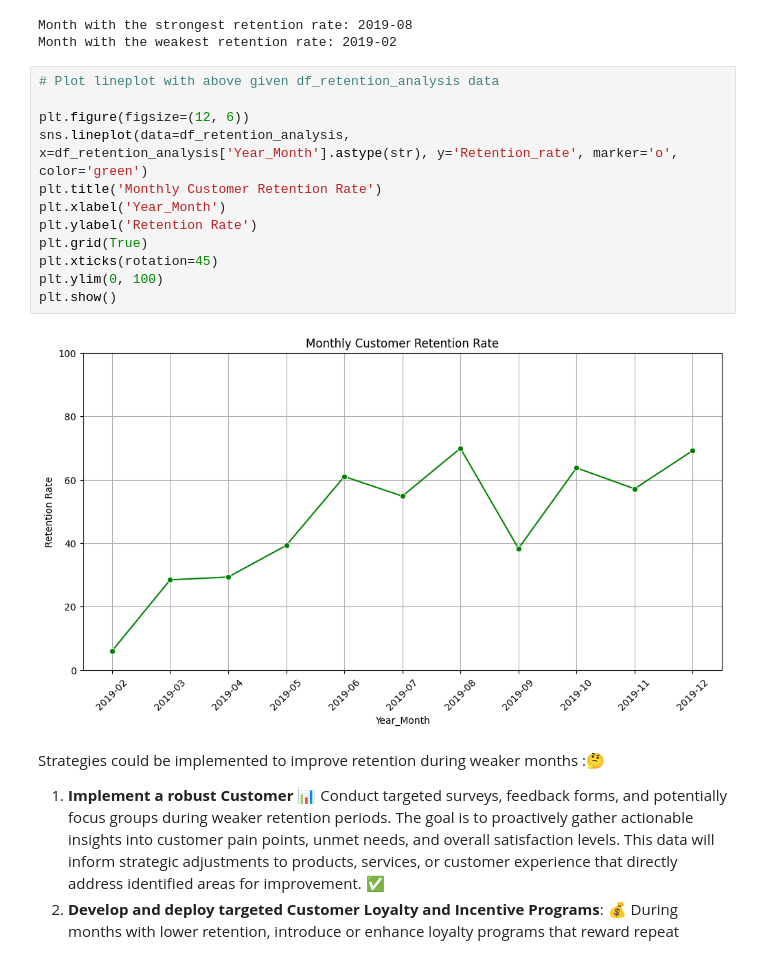
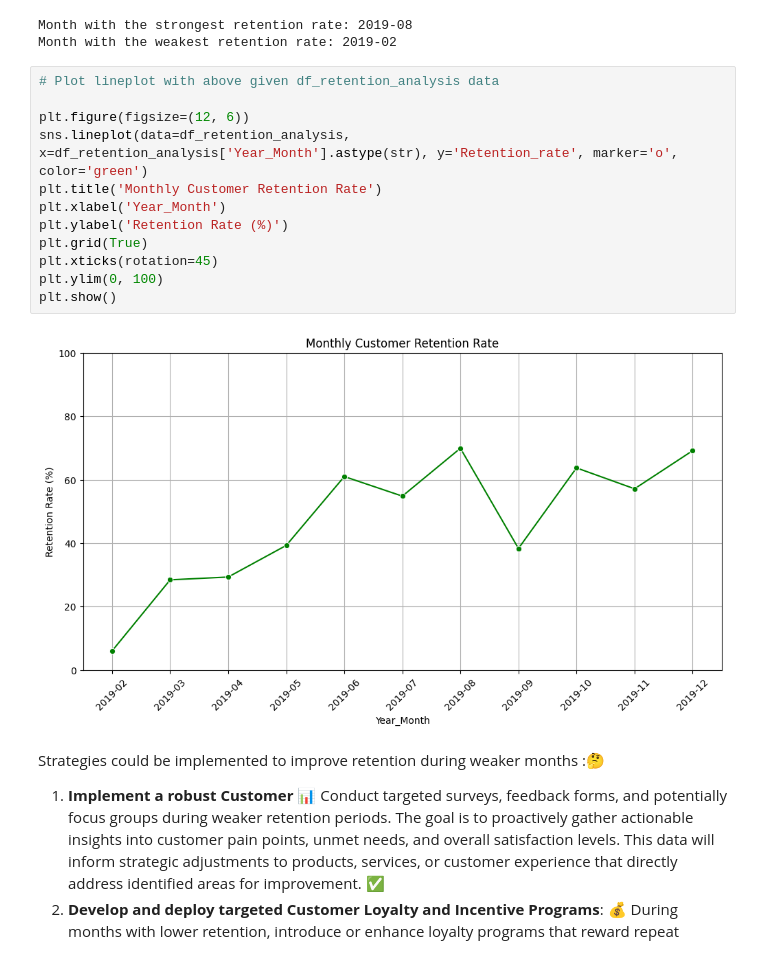
Before and after one commit to Smita569/E-commerce_Marketing_and_sales, a Jupyter notebook: E_commerce_Marketing_and_sales_Business_Case.ipynb, the cells around one changed output. Drawn from its saved outputs; the diff is of its cells as text.

```diff
--- a/E_commerce_Marketing_and_sales_Business_Case.ipynb
+++ b/E_commerce_Marketing_and_sales_Business_Case.ipynb
@@ -230,17 +230,17 @@ Month with the weakest retention rate: 2019-02
 # %%
 # Plot lineplot with above given df_retention_analysis data
 
 plt.figure(figsize=(12, 6))
 sns.lineplot(data=df_retention_analysis, x=df_retention_analysis['Year_Month'].astype(str), y='Retention_rate', marker='o', color='green')
 plt.title('Monthly Customer Retention Rate')
 plt.xlabel('Year_Month')
-plt.ylabel('Retention Rate')
+plt.ylabel('Retention Rate (%)')
 plt.grid(True)
 plt.xticks(rotation=45)
 plt.ylim(0, 100)
 plt.show()
 # %% [output]
-[figure, old version]
+[figure, new version]
 # %% [markdown]
 Strategies could be implemented to improve retention during weaker months :🤔
 1. **Implement a robust Customer** 📊 Conduct targeted surveys, feedback forms, and potentially focus groups during weaker retention periods. The goal is to proactively gather actionable insights into customer pain points, unmet needs, and overall satisfaction levels. This data will inform strategic adjustments to products, services, or customer experience that directly address identified areas for improvement. ✅
```
Also changed, not shown: parts of 5 cells of this notebook.
